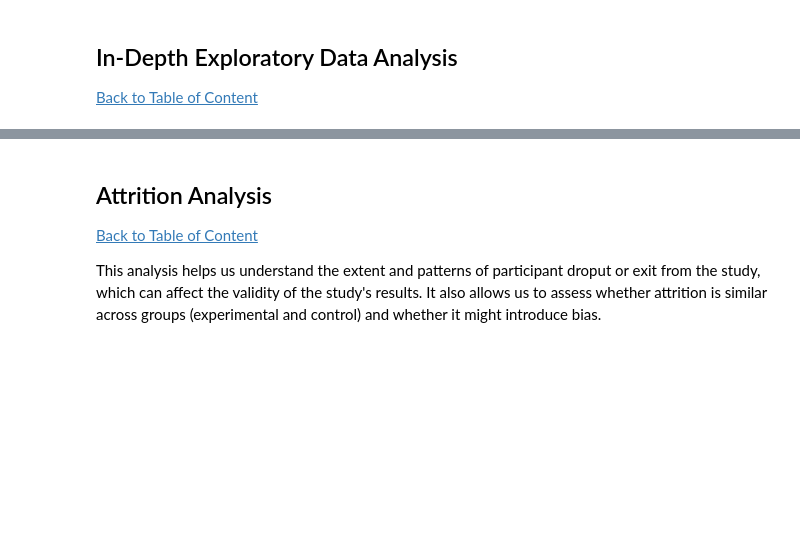
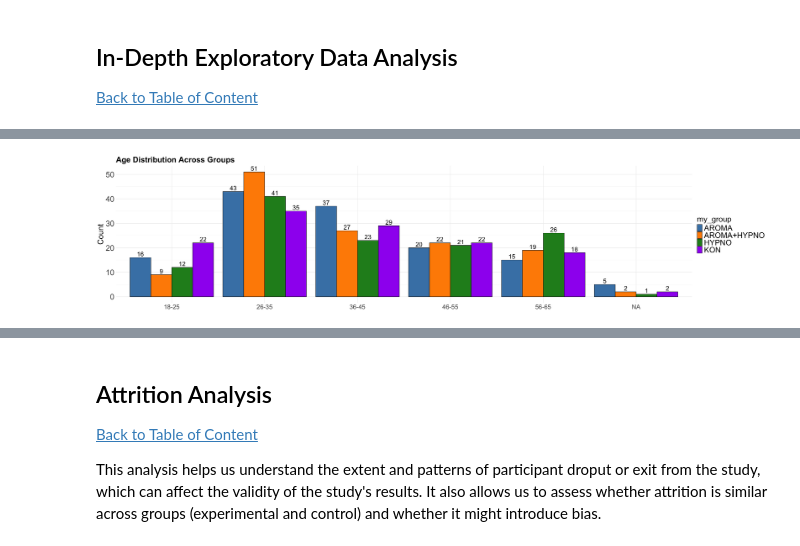
Before and after one commit to sschepanski/MindSpaceOne, a Jupyter notebook: scr/Analysis.ipynb, the cells around one changed output, grey strips where cells are left out. Cells and saved outputs as stored; diff of their text form; code cells hidden in the pictures; blank space fills up the shorter version.

```diff
--- a/scr/Analysis.ipynb
+++ b/scr/Analysis.ipynb
@@ -350,0 +363,21 @@ In summary, both the Kneipp and Control groups exhibit similar distribution patt
+# %%
+# Create the grouped bar plot for age distribution across `my_group`
+ggplot(socio_data, aes(x = age_group, fill = my_group)) +
+  geom_bar(position = "dodge", color = "black") +  # Grouped bars with color borders
+  geom_text(stat = "count", aes(label = after_stat(count)),
+            position = position_dodge(width = 0.9), vjust = -0.3, size = 7) +  # Add counts above bars
+  theme_minimal() +
+  labs(title = "Age Distribution Across Groups", x = NULL, y = "Count") +
+  scale_fill_manual(values = c("AROMA" = "steelblue", "AROMA+HYPNO" = "darkorange",
+                               "HYPNO" = "forestgreen", "KON" = "purple")) +  # Custom colors for clarity
+  theme(
+    axis.text.x = element_text(size = 20, angle = 0),  # Adjust x-axis text size
+    axis.text.y = element_text(size = 25),  # Adjust y-axis text size
+    axis.title.x = element_text(size = 25),  # Adjust x-axis label size
+    axis.title.y = element_text(size = 25),  # Adjust y-axis label size
+    plot.title = element_text(size = 25, face = "bold"),
+    legend.title = element_text(size = 25),  # Legend title size
+    legend.text = element_text(size = 25)  # Legend text size
+  )
+# %% [output]
+[figure, added]
```
Also changed, not shown: parts of 29 cells of this notebook.
